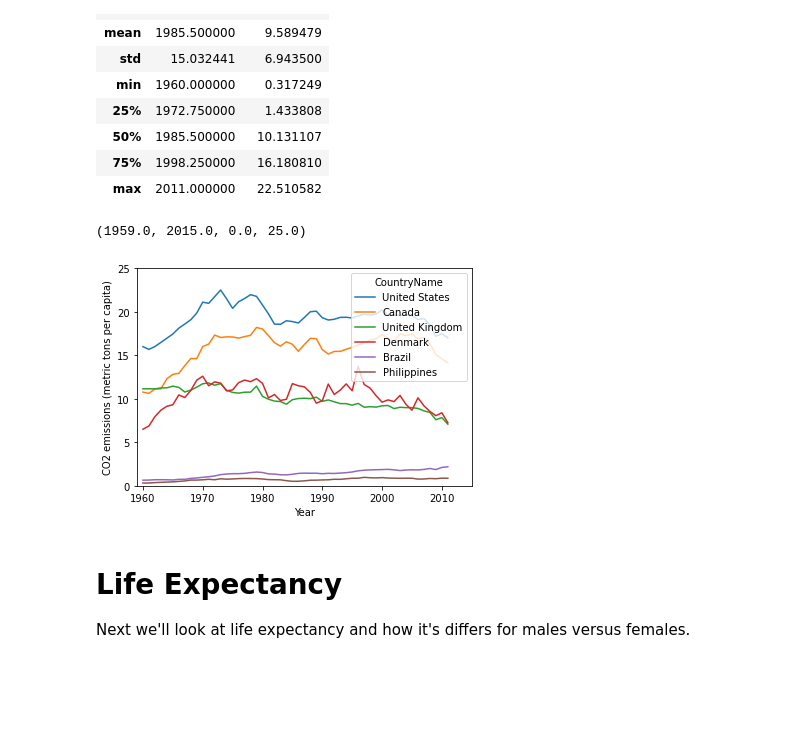
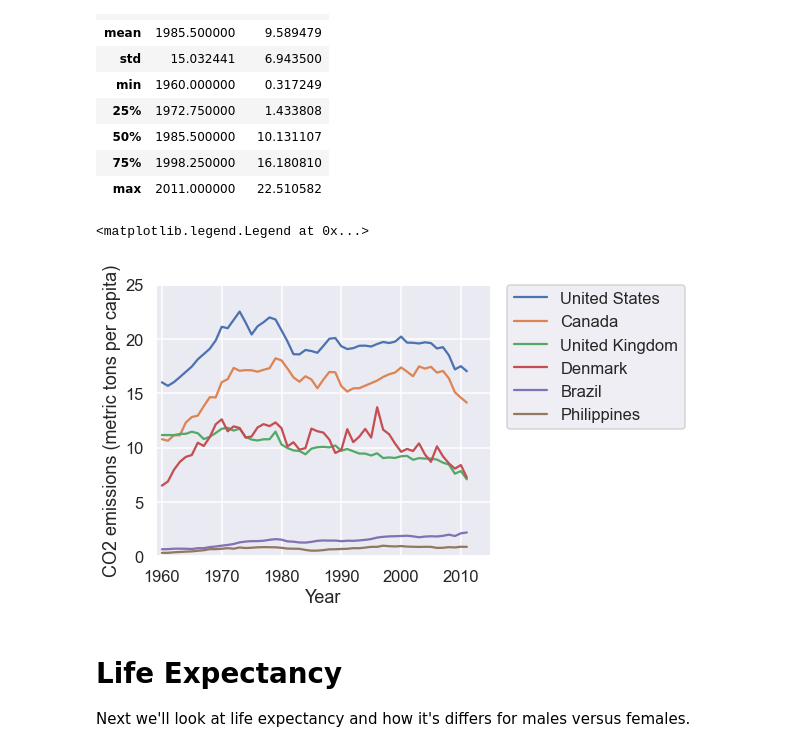
Before and after one commit to data-sandbox/world-development-indicators, a Jupyter notebook: world_development_indicators_exploration.ipynb, the cells around one changed output. Cells and saved outputs as stored; diff of their text form; code cells hidden in the pictures; blank space fills up the shorter version.

Commit message:
update plot looks for consistency

```diff
--- a/world_development_indicators_exploration.ipynb
+++ b/world_development_indicators_exploration.ipynb
@@ -141,14 +141,19 @@ co2_emissions_df.describe()
 | max | 2011.000000 | 22.510582 |
 # %%
 # line plot
-plt.figure()
+# reset default parameters
+sns.set_theme()
+# set font size
+sns.set_context("talk")
+plt.figure(figsize=(6,5))
 sns.lineplot(data=co2_emissions_df, x='Year', y='Value', hue='CountryName')
 plt.xlabel('Year')
 plt.ylabel(co2_emissions_df['IndicatorName'].iloc[0])
 plt.axis([1959, 2015, 0, 25])
+plt.legend(bbox_to_anchor=(1.05, 1), loc=2, borderaxespad=0.)
 # %% [output]
-(1959.0, 2015.0, 0.0, 25.0)
+<matplotlib.legend.Legend at 0x...>
-[figure, old version]
+[figure, new version]
 # %% [markdown]
 # Life Expectancy
 
```
Also changed, not shown: parts of 6 cells of this notebook.
